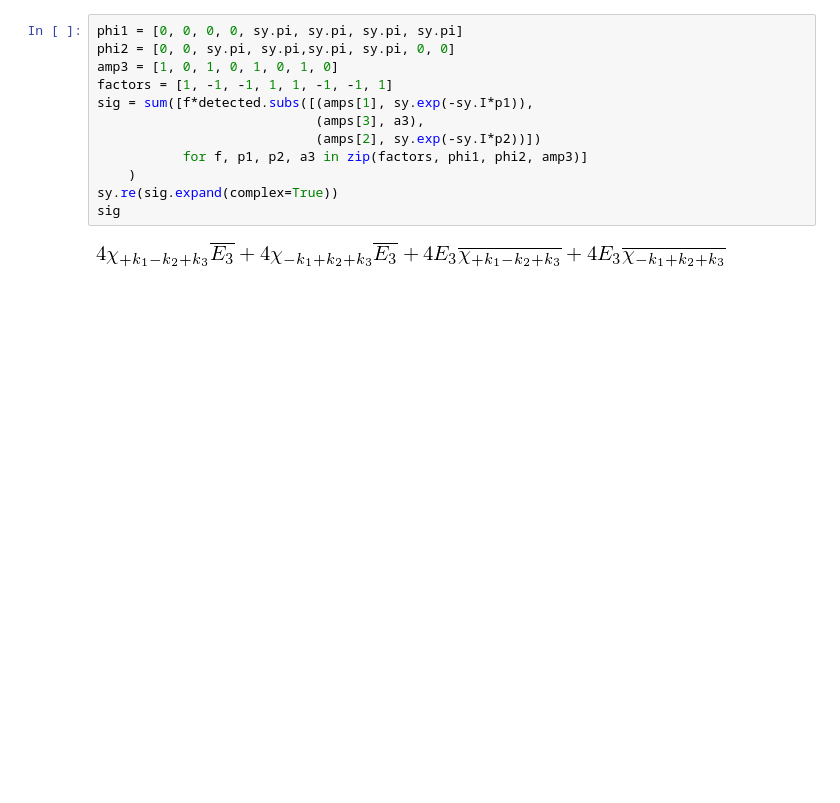
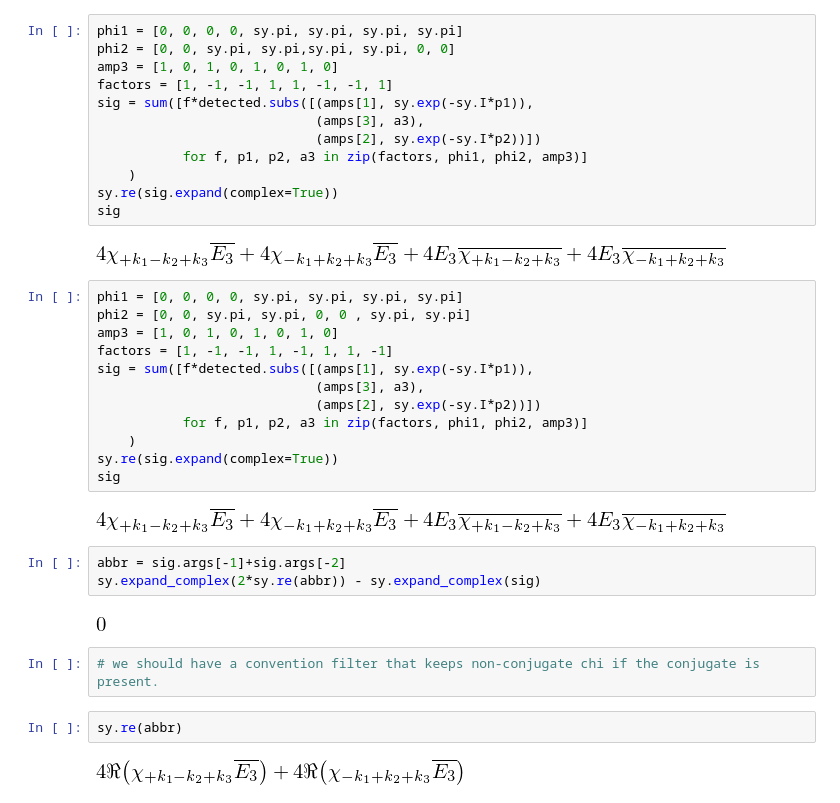
Before and after one commit to spalato/sigmd, a Jupyter notebook: scratch/pp_geomtery.ipynb, the cells around one changed output. Saved outputs shown, nothing was run; the diff lists cells and outputs as text; blank space fills up the shorter version.

```diff
--- a/scratch/pp_geomtery.ipynb
+++ b/scratch/pp_geomtery.ipynb
@@ -179,3 +233,28 @@ sy.re(sig.expand(complex=True))
 sig
 # %% [output]
 [figure]
+# %%
+phi1 = [0, 0, 0, 0, sy.pi, sy.pi, sy.pi, sy.pi]
+phi2 = [0, 0, sy.pi, sy.pi, 0, 0 , sy.pi, sy.pi]
+amp3 = [1, 0, 1, 0, 1, 0, 1, 0]
+factors = [1, -1, -1, 1, -1, 1, 1, -1]
+sig = sum([f*detected.subs([(amps[1], sy.exp(-sy.I*p1)),
+                            (amps[3], a3),
+                            (amps[2], sy.exp(-sy.I*p2))])
+           for f, p1, p2, a3 in zip(factors, phi1, phi2, amp3)]
+    )
+sy.re(sig.expand(complex=True))
+sig
+# %% [output]
+[figure, added]
+# %%
+abbr = sig.args[-1]+sig.args[-2]
+sy.expand_complex(2*sy.re(abbr)) - sy.expand_complex(sig)
+# %% [output]
+[figure, added]
+# %%
+# we should have a convention filter that keeps non-conjugate chi if the conjugate is present.
+# %%
+sy.re(abbr)
+# %% [output]
+[figure, added]
```
Also changed, not shown: parts of 9 cells of this notebook, 2 other files.
